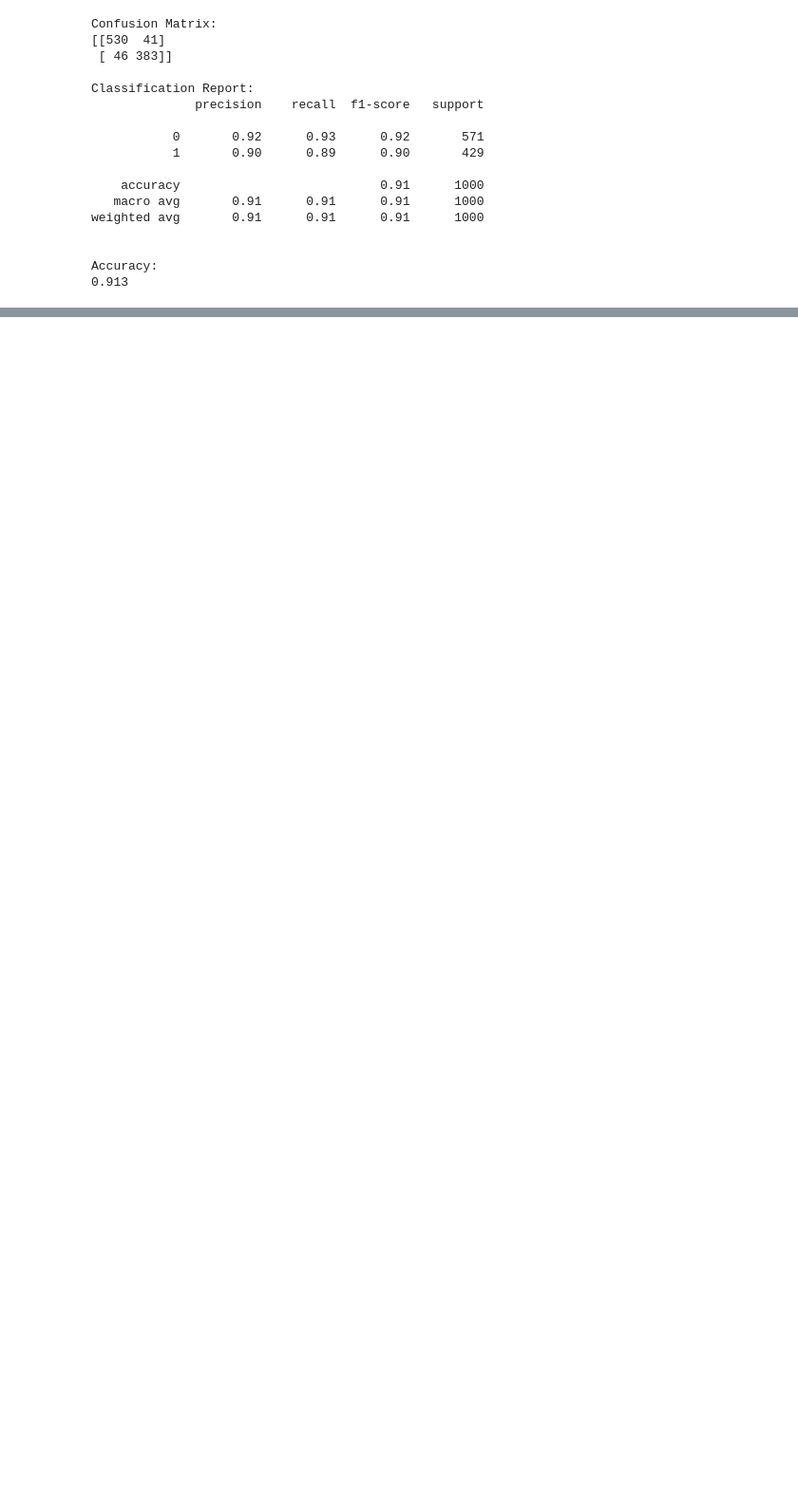
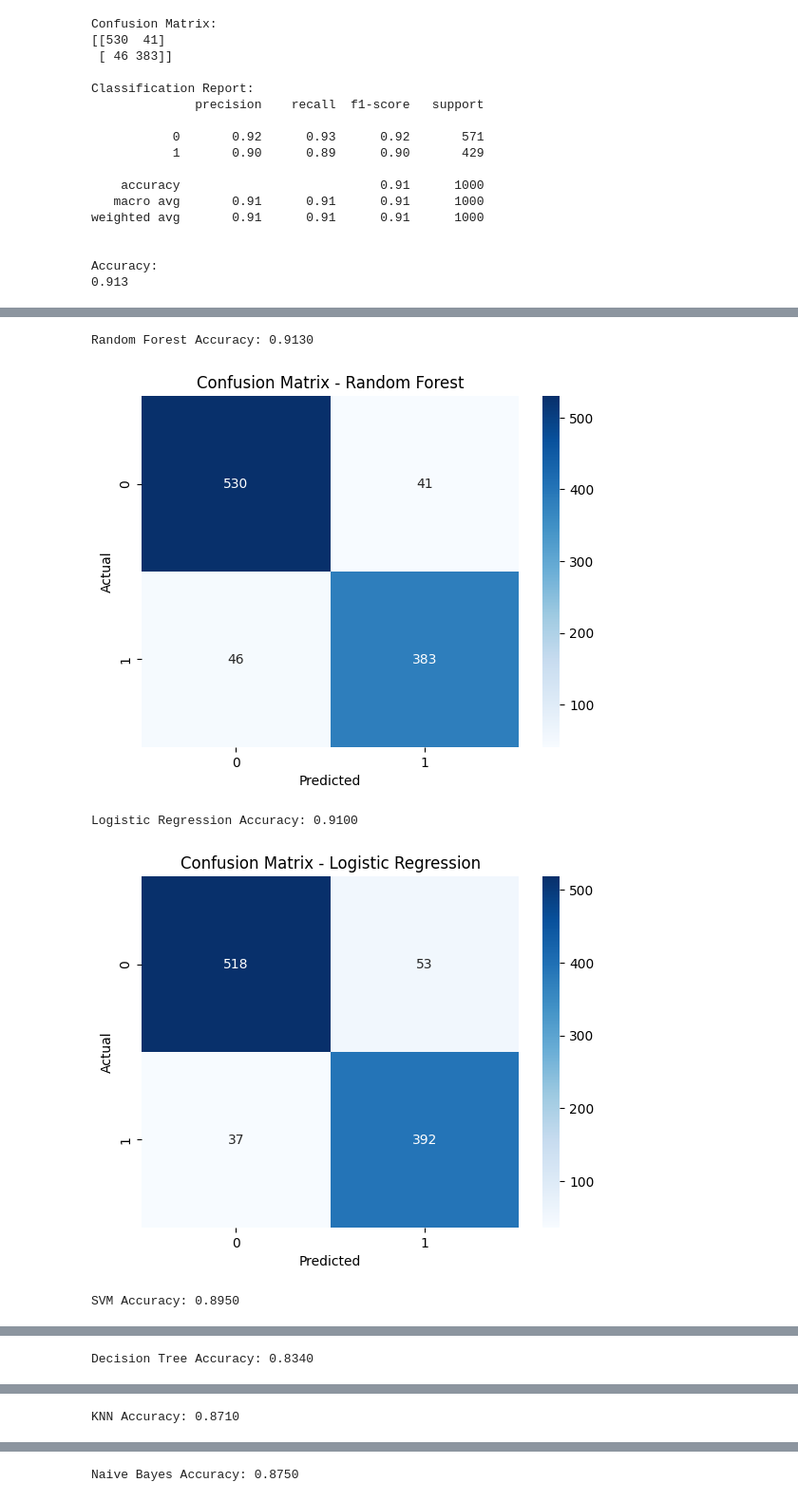
Before and after one commit to asrinsevim/Data-Science-Portfolio, a Jupyter notebook: Lung Cancer Prediction Project/Lung_Cancer_Prediction.ipynb, the cells around one changed output, grey strips where cells are left out. Shown at 95% size. Drawn from its saved outputs; the diff is of its cells as text; code cells hidden in the pictures; blank space fills up the shorter version.

```diff
--- a/Lung Cancer Prediction Project/Lung_Cancer_Prediction.ipynb
+++ b/Lung Cancer Prediction Project/Lung_Cancer_Prediction.ipynb
@@ -105,0 +145,44 @@ Accuracy:
+# %%
+# Define models
+models = {
+    'Random Forest': RandomForestClassifier(n_estimators=100, random_state=42),
+    'Logistic Regression': LogisticRegression(max_iter=500),
+    'SVM': SVC(),
+    'Decision Tree': DecisionTreeClassifier(),
+    'KNN': KNeighborsClassifier(),
+    'Naive Bayes': GaussianNB(),
+    'Gradient Boosting': GradientBoostingClassifier()
+}
+
+# Train and evaluate models
+accuracy_results = {}
+for name, model in models.items():
+    model.fit(X_train, y_train)
+    y_pred = model.predict(X_test)
+    acc = accuracy_score(y_test, y_pred)
+    accuracy_results[name] = acc
+    print(f'{name} Accuracy: {acc:.4f}')
+
+    # Confusion Matrix
+    plt.figure()
+    sns.heatmap(confusion_matrix(y_test, y_pred), annot=True, fmt='d', cmap='Blues')
+    plt.title(f'Confusion Matrix - {name}')
+    plt.xlabel('Predicted')
+    plt.ylabel('Actual')
+    plt.show()
+
+# Plot accuracy comparison
+plt.figure(figsize=(10, 5))
+sns.barplot(x=list(accuracy_results.keys()), y=list(accuracy_results.values()), palette='viridis')
+plt.xticks(rotation=45)
+plt.ylabel('Accuracy')
+plt.title('Model Accuracy Comparison')
+plt.show()
+
+accuracy_results
+# %% [output]
+Random Forest Accuracy: 0.9130
+[figure, added]
+Logistic Regression Accuracy: 0.9100
+[figure, added]
+SVM Accuracy: 0.8950
@@ -105,0 +190 @@ Accuracy:
+Decision Tree Accuracy: 0.8340
@@ -105,0 +192 @@ Accuracy:
+KNN Accuracy: 0.8710
@@ -105,0 +194 @@ Accuracy:
+Naive Bayes Accuracy: 0.8750
```
Also changed, not shown: parts of 10 cells of this notebook.
